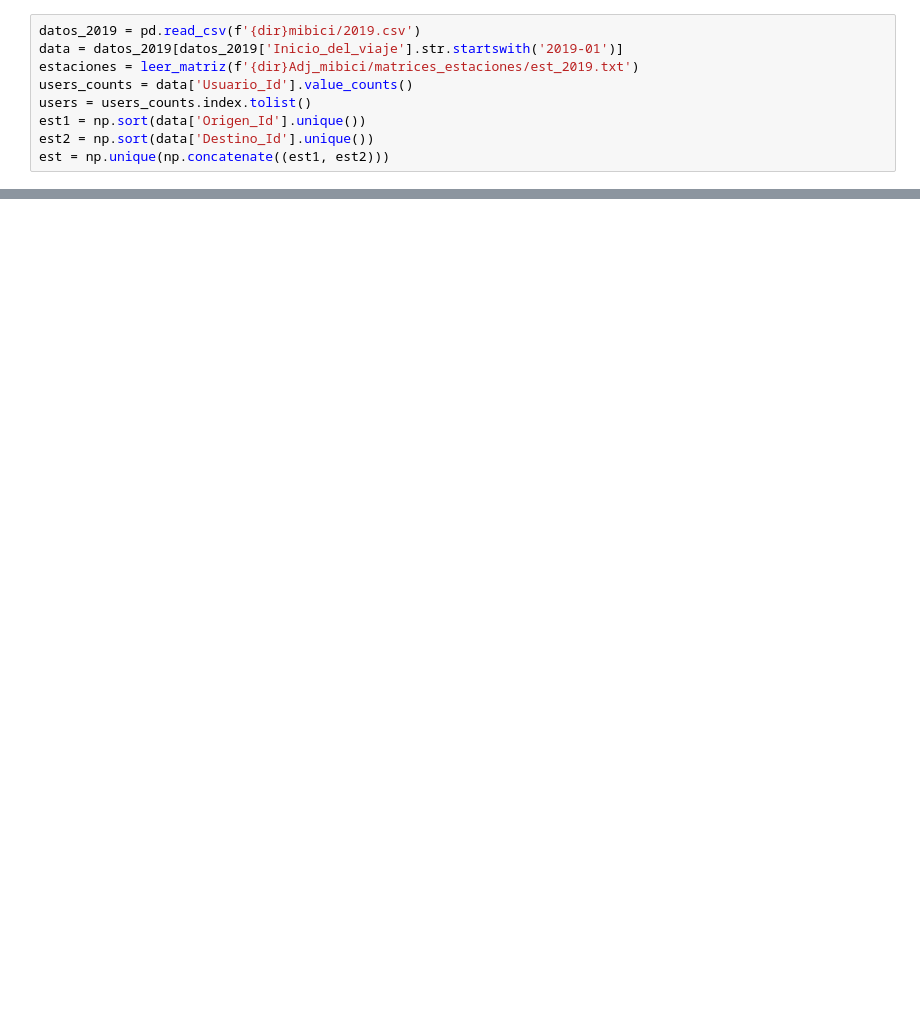
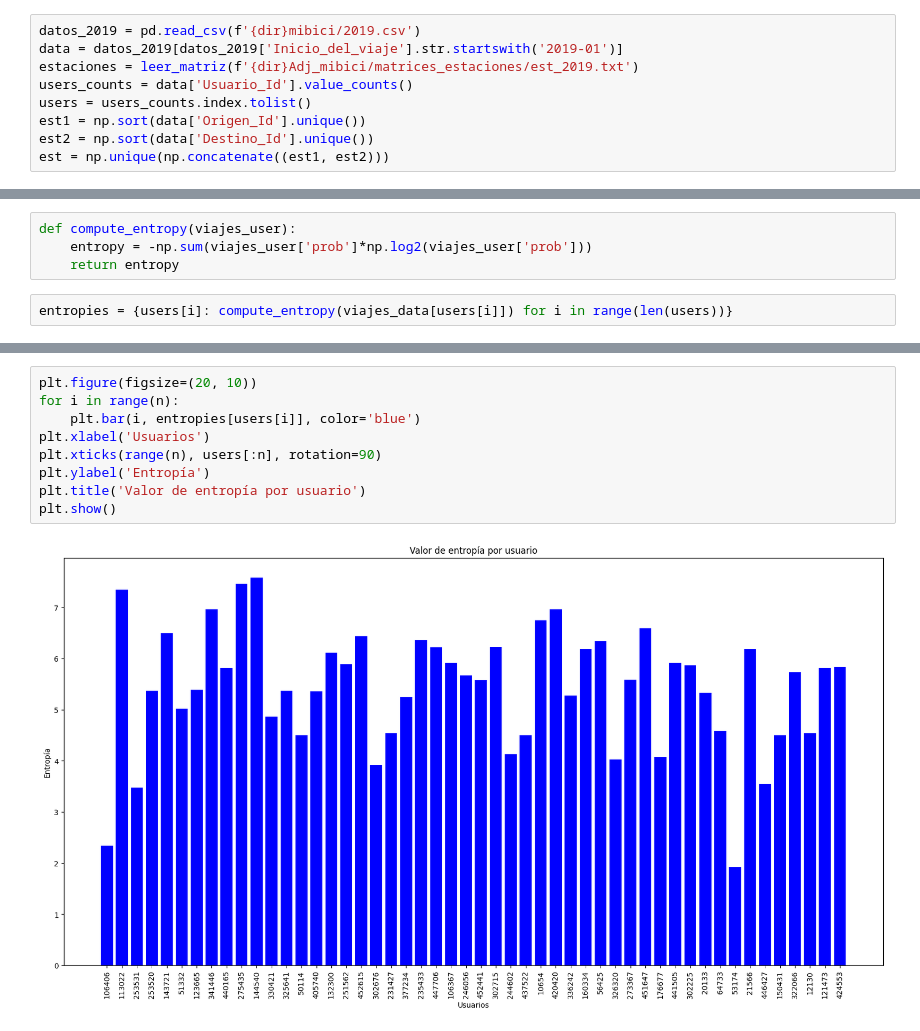
Before and after one commit to angelmdezhdez/thesis, a Jupyter notebook: visualizaciones3.ipynb, the cells around one changed output, grey strips where cells are left out. Drawn from its saved outputs; the diff is of its cells as text; blank space fills up the shorter version.

```diff
--- a/visualizaciones3.ipynb
+++ b/visualizaciones3.ipynb
@@ -69,0 +27,6 @@ Name: counts, dtype: float64
+# %%
+def compute_entropy(viajes_user):
+    entropy = -np.sum(viajes_user['prob']*np.log2(viajes_user['prob']))
+    return entropy
+# %%
+entropies = {users[i]: compute_entropy(viajes_data[users[i]]) for i in range(len(users))}
@@ -69,0 +45,11 @@ Name: counts, dtype: float64
+# %%
+plt.figure(figsize=(20, 10))
+for i in range(n):
+    plt.bar(i, entropies[users[i]], color='blue')
+plt.xlabel('Usuarios')
+plt.xticks(range(n), users[:n], rotation=90)
+plt.ylabel('Entropía')
+plt.title('Valor de entropía por usuario')
+plt.show()
+# %% [output]
+[figure, added]
```
Also changed, not shown: parts of 8 cells of this notebook.
